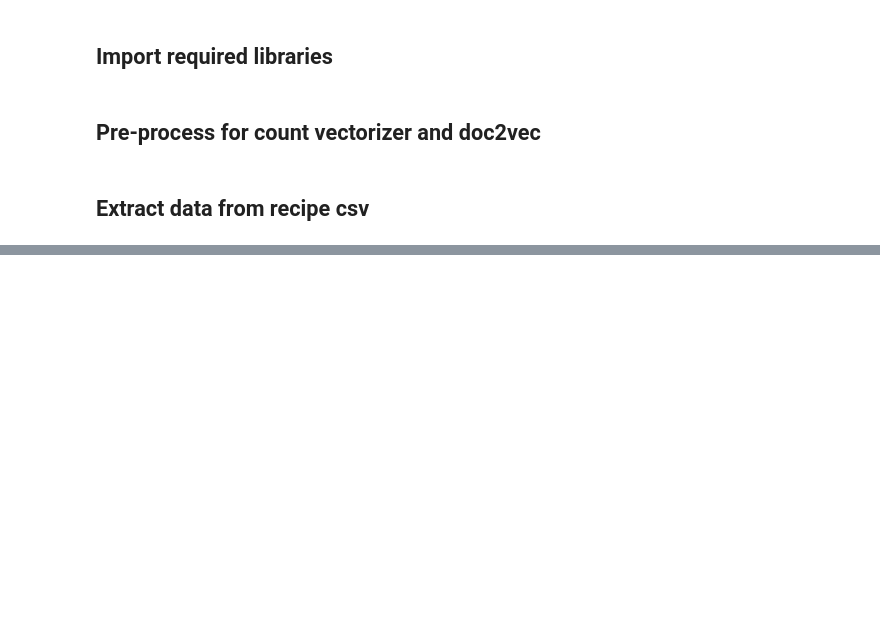
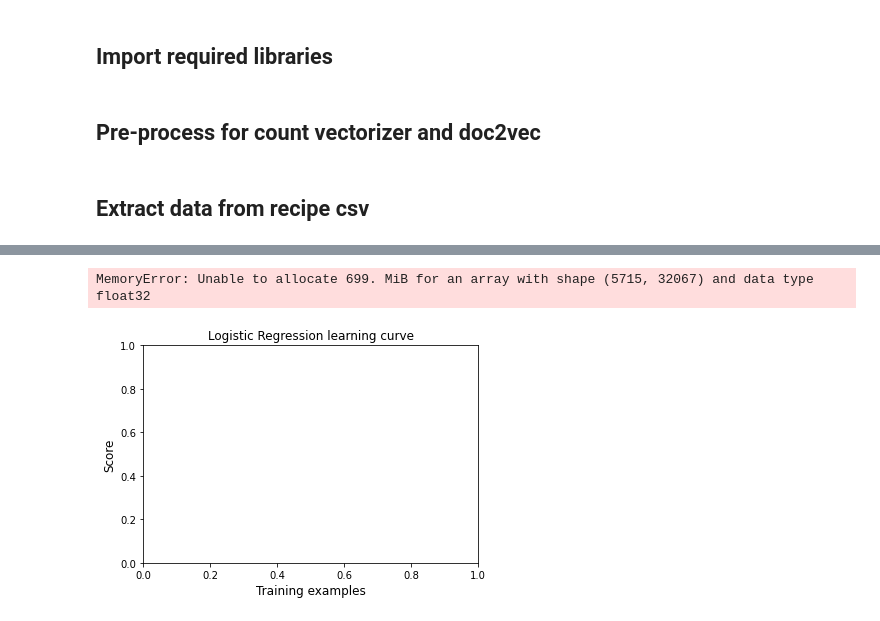
Before and after one commit to dimitrisad/NewMachineLearning2, a Jupyter notebook: Code1 - CountVec Pre-process.ipynb, the cells around one changed output, grey strips where cells are left out. Saved outputs shown, nothing was run; the diff lists cells and outputs as text; code cells hidden in the pictures; blank space fills up the shorter version.

```diff
--- a/Code1 - CountVec Pre-process.ipynb
+++ b/Code1 - CountVec Pre-process.ipynb
@@ -83,0 +82,23 @@ MemoryError: Unable to allocate 1.11 GiB for an array with shape (13305, 11194)
+# %%
+train_data = np.hstack([n_steps_array,
+                        n_ingr_array,
+                        doc2vec100_name,
+                        doc2vec100_steps,
+                        doc2vec100_ingr,
+                        count_vec_name,
+                        count_vec_steps,
+                        count_vec_ingr])
+
+test_data = np.hstack([ test_n_steps_array,
+                        test_n_ingr_array,
+                        test_doc2vec100_name,
+                        test_doc2vec100_steps,
+                        test_doc2vec100_ingr,
+                        test_count_vec_name,
+                        test_count_vec_steps,
+                        test_count_vec_ingr])
+
+train_data = train_data.astype('float32')
+test_data = test_data.astype('float32')
+
+print(train_data.shape)
@@ -198,0 +303,8 @@ output.to_csv('stacker' + '_CV.csv', index = False)
+# %%
+skplt.estimators.plot_learning_curve(LogisticRegression(), train_data, duration_array,
+                                     cv=7, shuffle=True, scoring="accuracy",
+                                     n_jobs=-1, figsize=(6,4), title_fontsize="large", text_fontsize="large",
+                                     title="Logistic Regression learning curve");
+# %% [output]
+MemoryError: Unable to allocate 699. MiB for an array with shape (5715, 32067) and data type float32
+[figure, added]
```
Also changed, not shown: parts of 24 cells of this notebook, 12 other files.
